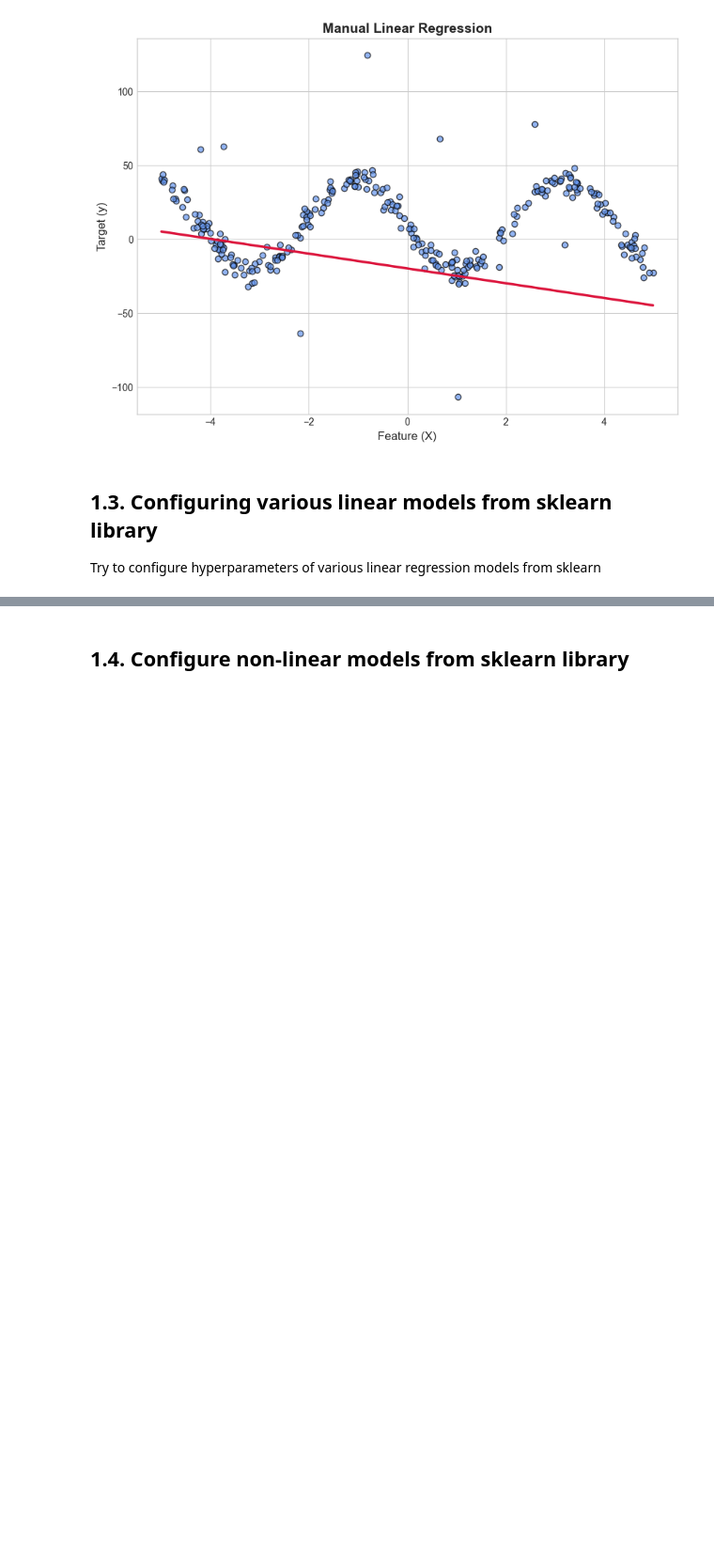
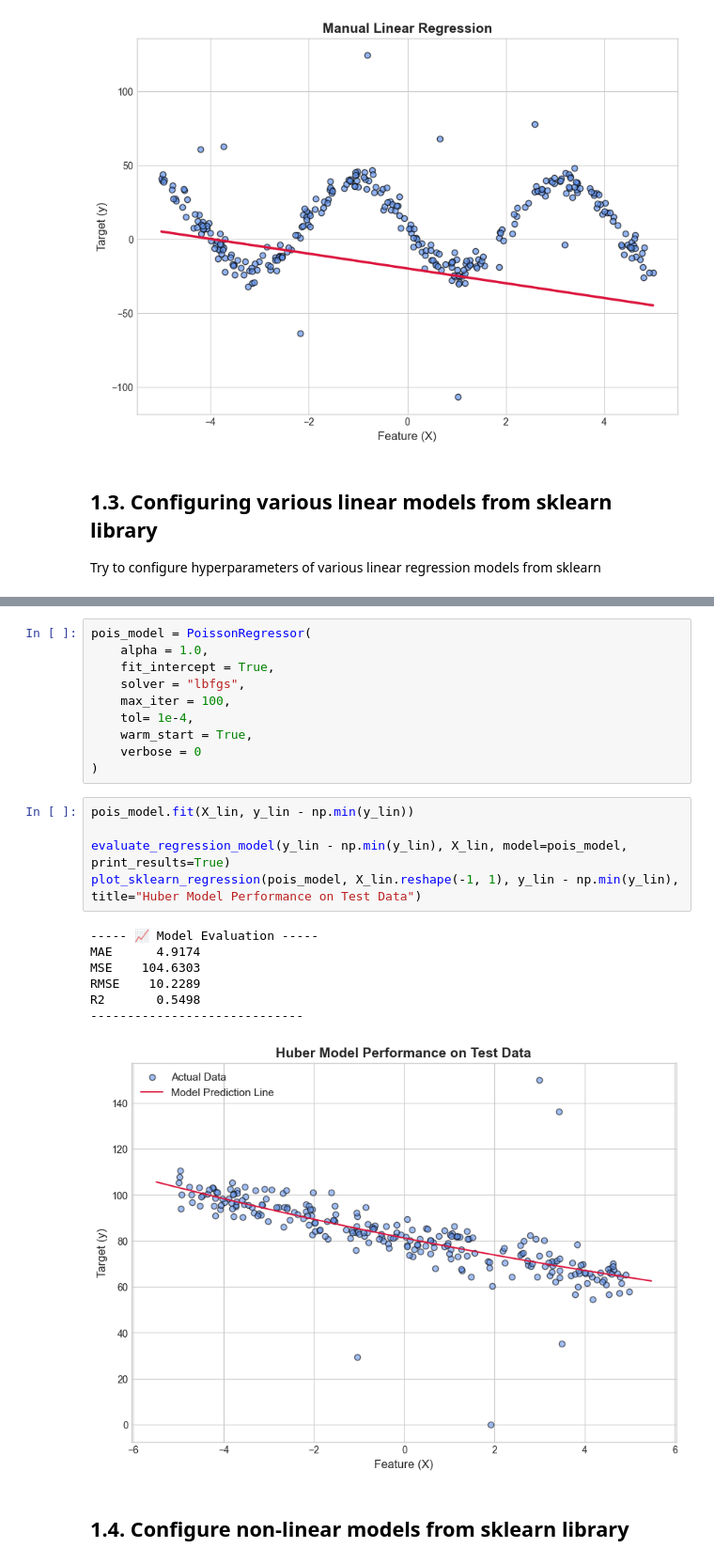
Before and after one commit to VolDonets/ML_basics_course, a Jupyter notebook: practical-work-2025-2026/pr-lab-1/lab-1.ipynb, the cells around one changed output, grey strips where cells are left out. Shown: that part at 94% size. Cells and saved outputs as stored; diff of their text form; blank space fills up the shorter version.

```diff
--- a/practical-work-2025-2026/pr-lab-1/lab-1.ipynb
+++ b/practical-work-2025-2026/pr-lab-1/lab-1.ipynb
@@ -325,3 +394,26 @@ model = PoissonRegressor()
+# %%
+pois_model = PoissonRegressor(
+    alpha = 1.0,
+    fit_intercept = True,
+    solver = "lbfgs",
+    max_iter = 100,
+    tol= 1e-4,
+    warm_start = True,
+    verbose = 0
+)
+# %%
+pois_model.fit(X_lin, y_lin - np.min(y_lin))
+
+evaluate_regression_model(y_lin - np.min(y_lin), X_lin, model=pois_model, print_results=True)
+plot_sklearn_regression(pois_model, X_lin.reshape(-1, 1), y_lin - np.min(y_lin), title="Huber Model Performance on Test Data")
+# %% [output]
+----- 📈 Model Evaluation -----
+MAE      4.9174
+MSE    104.6303
+RMSE    10.2289
+R2       0.5498
+-----------------------------
+[figure, added]
 # %% [markdown]
 ## 1.4. Configure non-linear models from sklearn library
 # %%
```
Also changed, not shown: parts of 20 cells of this notebook.
